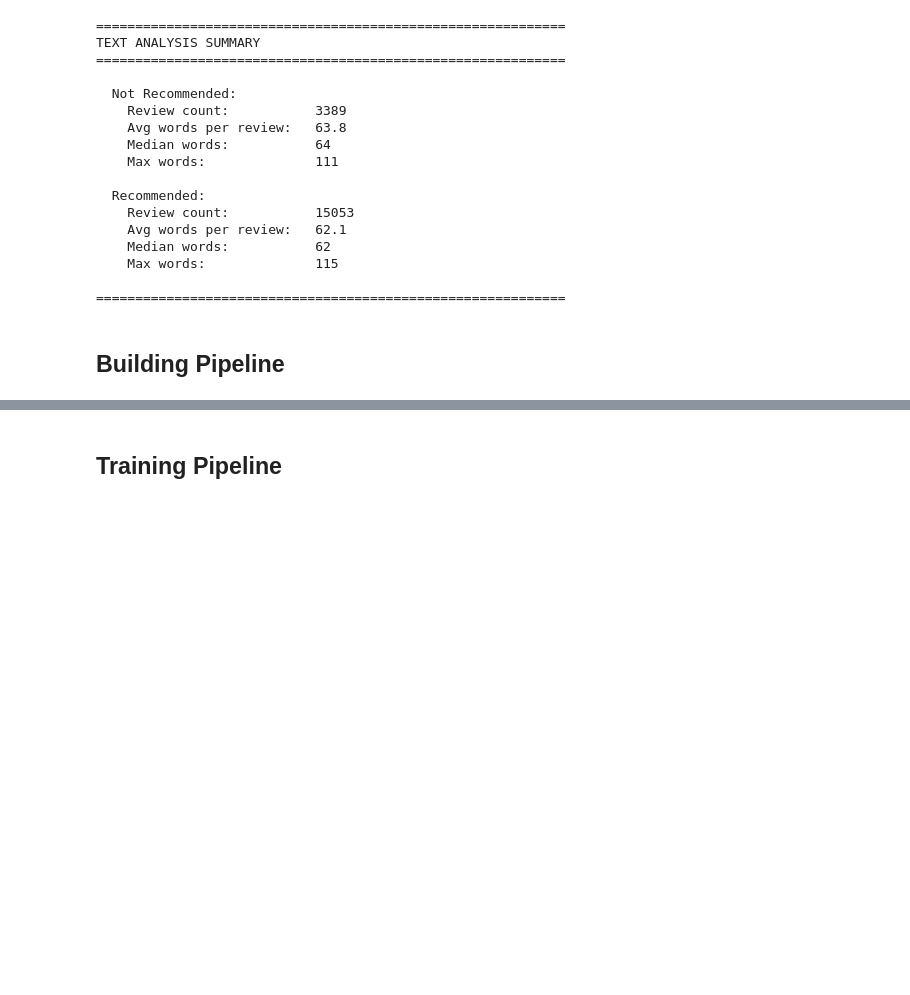
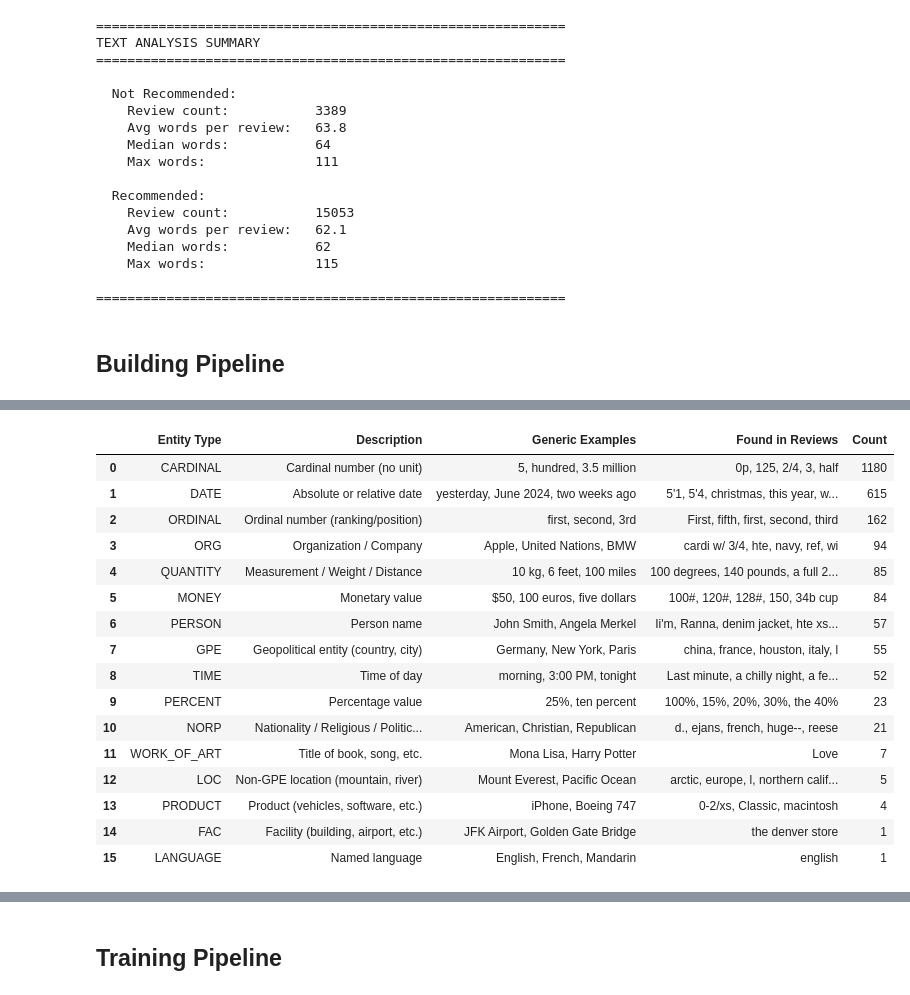
Before and after one commit to BA-SPM/UDACITY_-_DSND__Data_Science_pipelines, a Jupyter notebook: starter/starter.ipynb, the cells around one changed output, grey strips where cells are left out. Drawn from its saved outputs; the diff is of its cells as text; code cells hidden in the pictures; blank space fills up the shorter version.

```diff
--- a/starter/starter.ipynb
+++ b/starter/starter.ipynb
@@ -806,0 +1194,77 @@ TEXT ANALYSIS SUMMARY
+# %%
+print("=== STEP 5: Named Entity Recognition (NER) ===\n")
+
+# Re-enable NER temporarily
+nlp_ner = spacy.load('en_core_web_sm')
+
+ner_counts = {}
+ner_examples = {}  # collect actual examples per entity type
+
+for doc in nlp_ner.pipe(df['Review Text'].head(2000).astype(str).tolist(), batch_size=500):
+    for ent in doc.ents:
+        ner_counts[ent.label_] = ner_counts.get(ent.label_, 0) + 1
+        # Collect up to 5 unique examples per type
+        if ent.label_ not in ner_examples:
+            ner_examples[ent.label_] = set()
+        if len(ner_examples[ent.label_]) < 5:
+            ner_examples[ent.label_].add(ent.text.strip())
+
+ner_df = pd.DataFrame(
+    sorted(ner_counts.items(), key=lambda x: x[1], reverse=True),
+    columns=['Entity Type', 'Count']
+)
+
+# What is this entity type?
+ner_df['Description'] = ner_df['Entity Type'].map({
+    'CARDINAL': 'Cardinal number (no unit)',
+    'ORDINAL': 'Ordinal number (ranking/position)',
+    'DATE': 'Absolute or relative date',
+    'ORG': 'Organization / Company',
+    'PERSON': 'Person name',
+    'GPE': 'Geopolitical entity (country, city)',
+    'NORP': 'Nationality / Religious / Political group',
+    'MONEY': 'Monetary value',
+    'QUANTITY': 'Measurement / Weight / Distance',
+    'TIME': 'Time of day',
+    'PERCENT': 'Percentage value',
+    'PRODUCT': 'Product (vehicles, software, etc.)',
+    'WORK_OF_ART': 'Title of book, song, etc.',
+    'FAC': 'Facility (building, airport, etc.)',
+    'EVENT': 'Named event',
+    'LOC': 'Non-GPE location (mountain, river)',
+    'LAW': 'Named law or regulation',
+    'LANGUAGE': 'Named language'
+}).fillna('Other')
+
+# Generic examples (textbook examples)
+ner_df['Generic Examples'] = ner_df['Entity Type'].map({
+    'CARDINAL': '5, hundred, 3.5 million',
+    'ORDINAL': 'first, second, 3rd',
+    'DATE': 'yesterday, June 2024, two weeks ago',
+    'ORG': 'Apple, United Nations, BMW',
+    'PERSON': 'John Smith, Angela Merkel',
+    'GPE': 'Germany, New York, Paris',
+    'NORP': 'American, Christian, Republican',
+    'MONEY': '$50, 100 euros, five dollars',
+    'QUANTITY': '10 kg, 6 feet, 100 miles',
+    'TIME': 'morning, 3:00 PM, tonight',
+    'PERCENT': '25%, ten percent',
+    'PRODUCT': 'iPhone, Boeing 747',
+    'WORK_OF_ART': 'Mona Lisa, Harry Potter',
+    'FAC': 'JFK Airport, Golden Gate Bridge',
+    'EVENT': 'Olympics, World War II',
+    'LOC': 'Mount Everest, Pacific Ocean',
+    'LAW': 'GDPR, First Amendment',
+    'LANGUAGE': 'English, French, Mandarin'
+}).fillna('')
+
+# Actual examples from reviews
+ner_df['Found in Reviews'] = ner_df['Entity Type'].map({
+    etype: ', '.join(sorted(examples))
+    for etype, examples in ner_examples.items()
+})
+
+display(ner_df[['Entity Type', 'Description', 'Generic Examples', 'Found in Reviews', 'Count']])
+
+del nlp_ner
+# %% [output]
@@ -806,0 +1272,17 @@ TEXT ANALYSIS SUMMARY
+|  | Entity Type | Description | Generic Examples | Found in Reviews | Count |
+| 0 | CARDINAL | Cardinal number (no unit) | 5, hundred, 3.5 million | 0p, 125, 2/4, 3, half | 1180 |
+| 1 | DATE | Absolute or relative date | yesterday, June 2024, two weeks ago | 5'1, 5'4, christmas, this year, w... | 615 |
+| 2 | ORDINAL | Ordinal number (ranking/position) | first, second, 3rd | First, fifth, first, second, third | 162 |
+| 3 | ORG | Organization / Company | Apple, United Nations, BMW | cardi w/ 3/4, hte, navy, ref, wi | 94 |
+| 4 | QUANTITY | Measurement / Weight / Distance | 10 kg, 6 feet, 100 miles | 100 degrees, 140 pounds, a full 2... | 85 |
+| 5 | MONEY | Monetary value | $50, 100 euros, five dollars | 100#, 120#, 128#, 150, 34b cup | 84 |
+| 6 | PERSON | Person name | John Smith, Angela Merkel | Ii'm, Ranna, denim jacket, hte xs... | 57 |
+| 7 | GPE | Geopolitical entity (country, city) | Germany, New York, Paris | china, france, houston, italy, l | 55 |
+| 8 | TIME | Time of day | morning, 3:00 PM, tonight | Last minute, a chilly night, a fe... | 52 |
+| 9 | PERCENT | Percentage value | 25%, ten percent | 100%, 15%, 20%, 30%, the 40% | 23 |
+| 10 | NORP | Nationality / Religious / Politic... | American, Christian, Republican | d., ejans, french, huge--, reese | 21 |
+| 11 | WORK_OF_ART | Title of book, song, etc. | Mona Lisa, Harry Potter | Love | 7 |
+| 12 | LOC | Non-GPE location (mountain, river) | Mount Everest, Pacific Ocean | arctic, europe, l, northern calif... | 5 |
+| 13 | PRODUCT | Product (vehicles, software, etc.) | iPhone, Boeing 747 | 0-2/xs, Classic, macintosh | 4 |
+| 14 | FAC | Facility (building, airport, etc.) | JFK Airport, Golden Gate Bridge | the denver store | 1 |
+| 15 | LANGUAGE | Named language | English, French, Mandarin | english | 1 |
```
Also changed, not shown: parts of 23 cells of this notebook.
